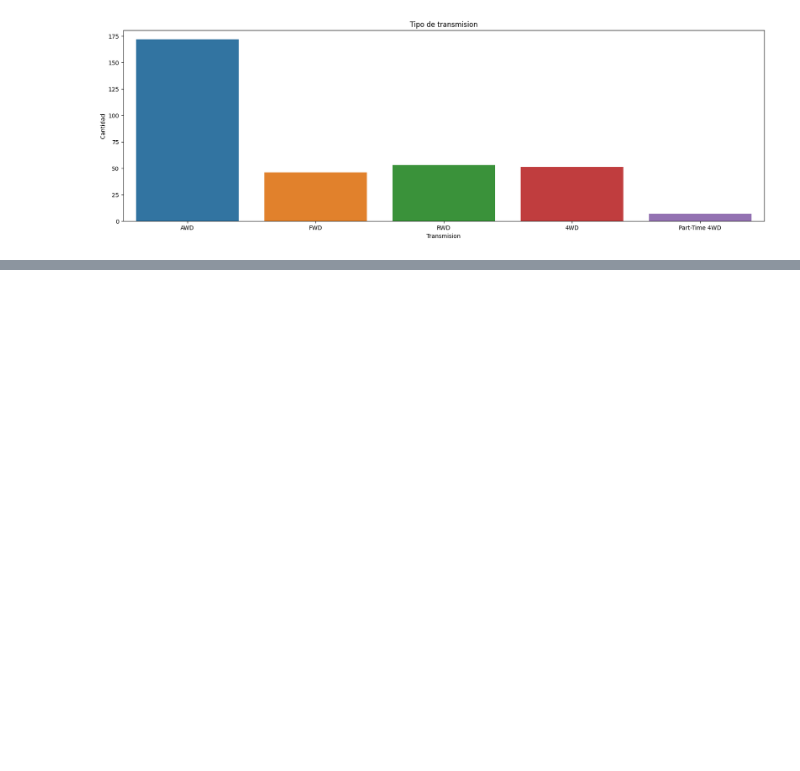
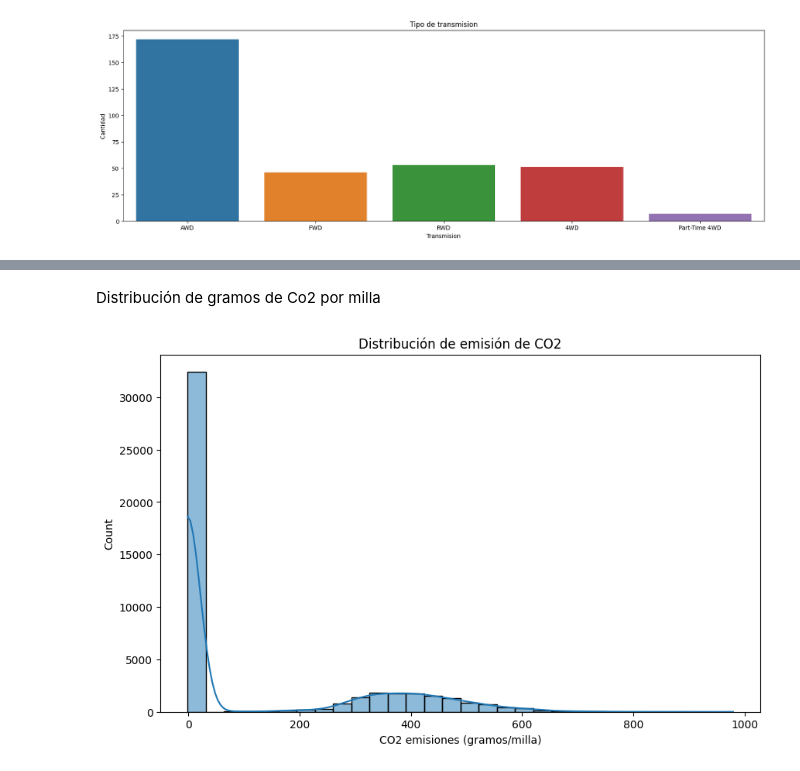
Before and after one commit to alanguev1/proyecto-final, a Jupyter notebook: Eda_preliminar.ipynb, the cells around one changed output, grey strips where cells are left out. Cells and saved outputs as stored; diff of their text form; code cells hidden in the pictures; blank space fills up the shorter version.

```diff
--- a/Eda_preliminar.ipynb
+++ b/Eda_preliminar.ipynb
@@ -737,0 +941,10 @@ plt.show()
+# %% [markdown]
+Distribución de gramos de Co2 por milla
+# %%
+plt.figure(figsize=(10, 6))
+sns.histplot(df_vehicle['co2'], kde=True, bins=30)
+plt.xlabel('CO2 emisiones (gramos/milla)')
+plt.title('Distribución de emisión de CO2')
+plt.show()
+# %% [output]
+[figure, added]
```
Also changed, not shown: parts of 49 cells of this notebook.
